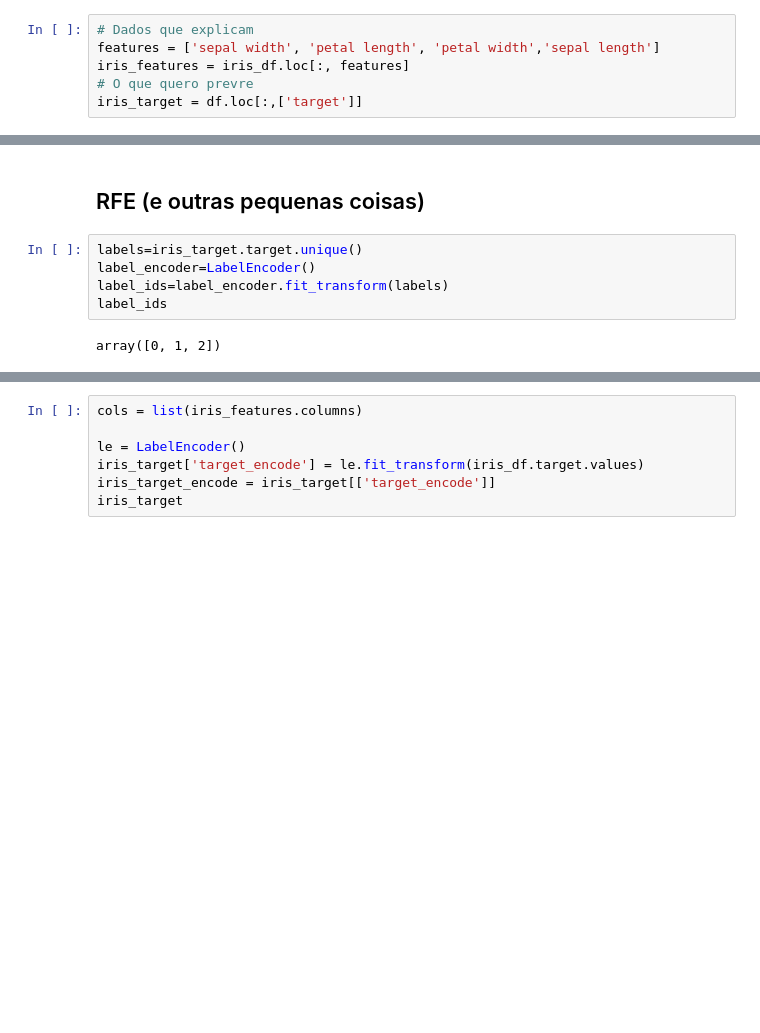
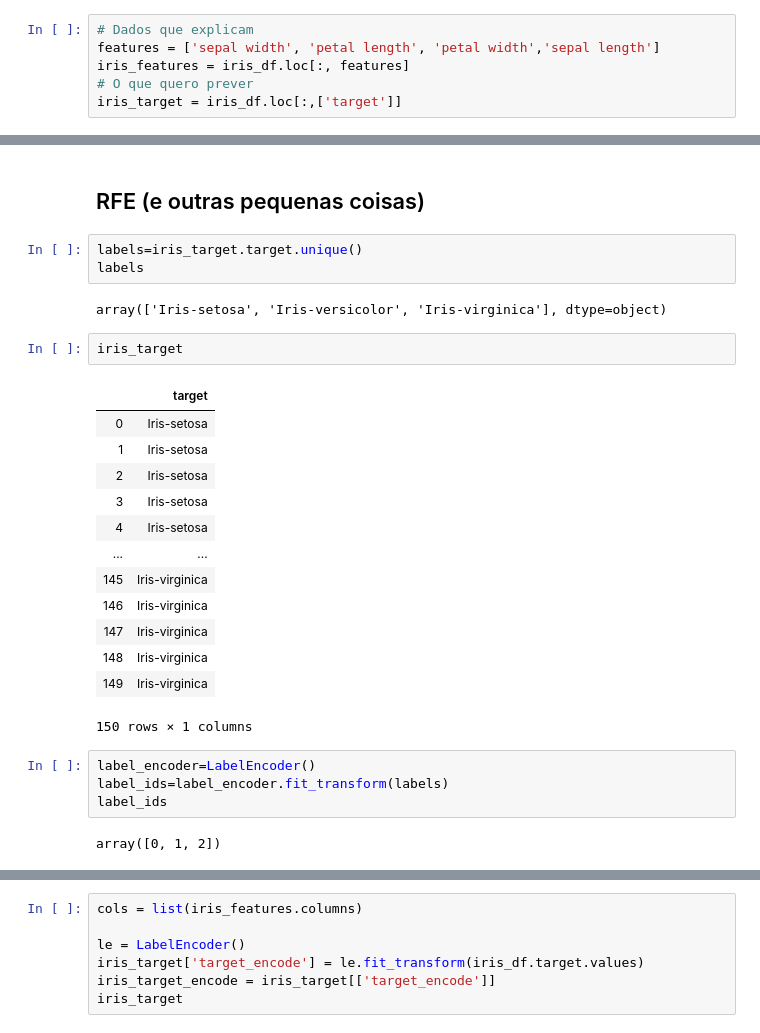
Before and after one commit to gabubellon/xp-ds-joi-2019, a Jupyter notebook: semana06/01.semana06.ipynb, the cells around one changed output, grey strips where cells are left out. Cells and saved outputs as stored; diff of their text form; blank space fills up the shorter version.

```diff
--- a/semana06/01.semana06.ipynb
+++ b/semana06/01.semana06.ipynb
@@ -191,5 +178,5 @@ iris_df.describe()
 # Dados que explicam
 features = ['sepal width', 'petal length', 'petal width','sepal length']
 iris_features = iris_df.loc[:, features]
-# O que quero prevre
-iris_target = df.loc[:,['target']]
+# O que quero prever
+iris_target = iris_df.loc[:,['target']]
@@ -322,8 +318,28 @@ iris_features.corr()
 | sepal length | -0.109369 | 0.871754 | 0.817954 | 1.000000 |
 # %% [markdown]
 ## RFE (e outras pequenas coisas)
+# %%
+labels=iris_target.target.unique()
+labels
+# %% [output]
+array(['Iris-setosa', 'Iris-versicolor', 'Iris-virginica'], dtype=object)
+# %%
+iris_target
+# %% [output]
+|  | target |
+| 0 | Iris-setosa |
+| 1 | Iris-setosa |
+| 2 | Iris-setosa |
+| 3 | Iris-setosa |
+| 4 | Iris-setosa |
+| ... | ... |
+| 145 | Iris-virginica |
+| 146 | Iris-virginica |
+| 147 | Iris-virginica |
+| 148 | Iris-virginica |
+| 149 | Iris-virginica |
+150 rows × 1 columns
 # %%
-labels=iris_target.target.unique()
 label_encoder=LabelEncoder()
 label_ids=label_encoder.fit_transform(labels)
 label_ids
```
Also changed, not shown: parts of 21 cells of this notebook, 2 other files.
